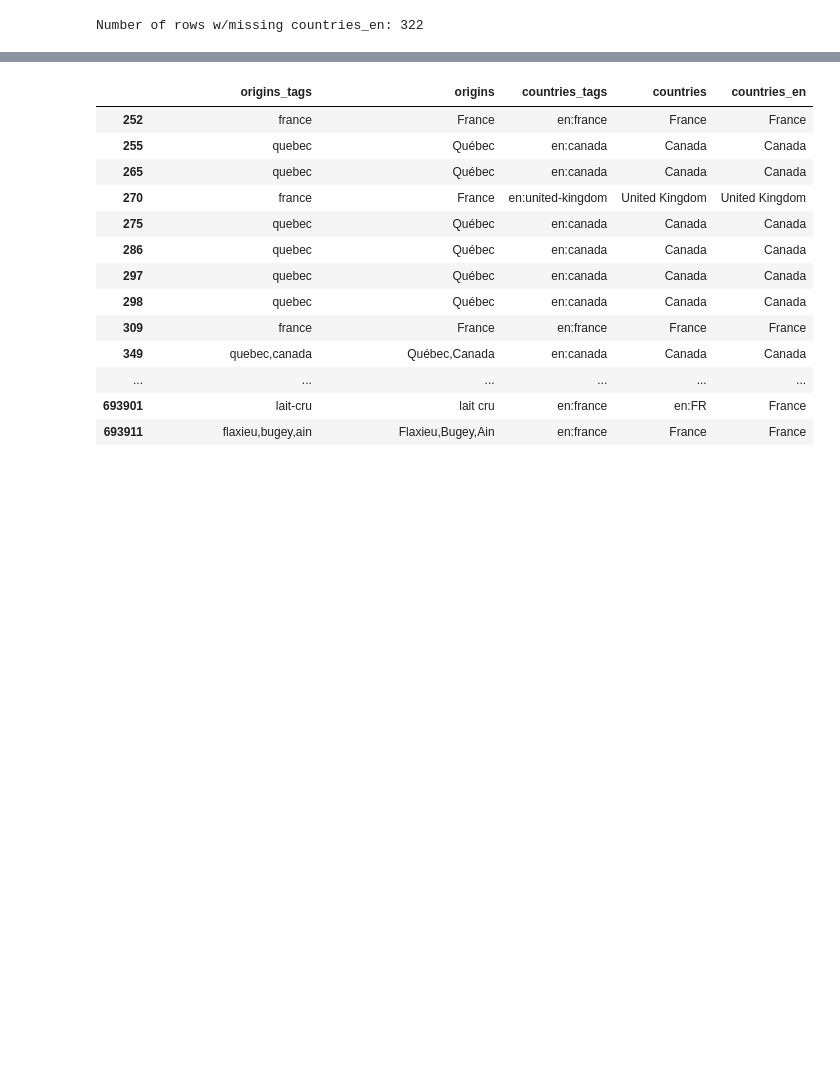
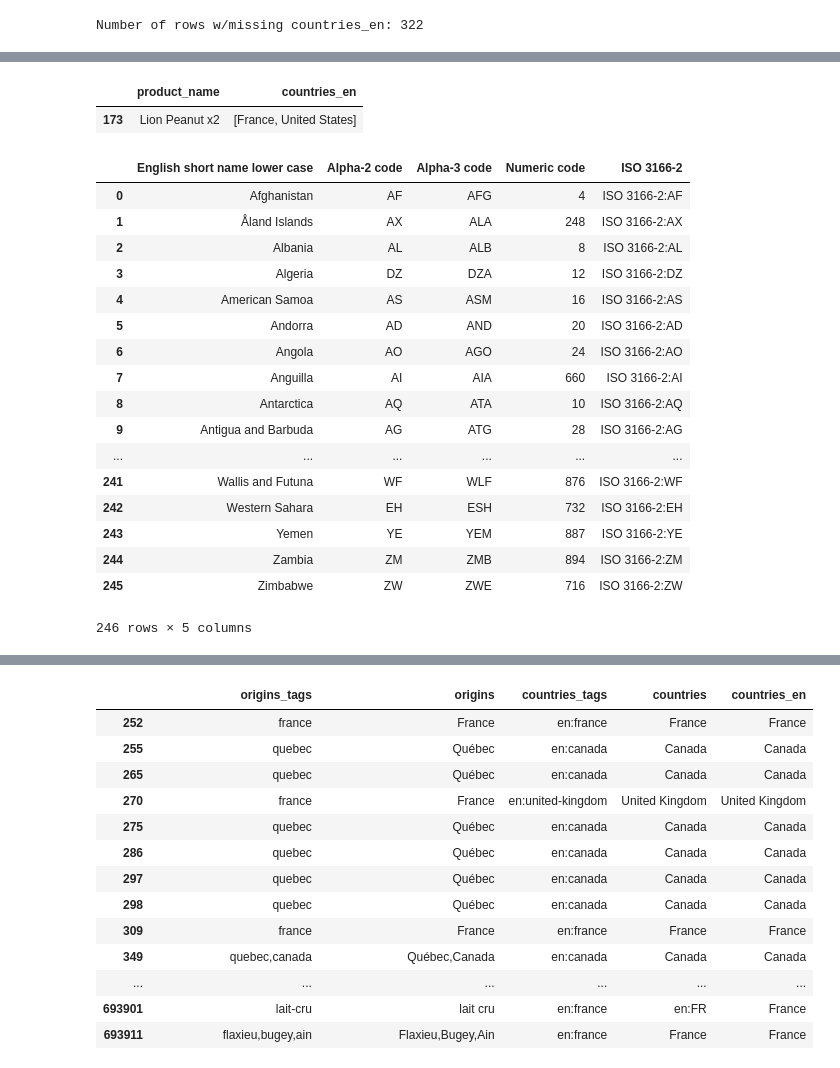
Before and after one commit to celine-y/open_food_facts, a Jupyter notebook: project.ipynb, the cells around one changed output, grey strips where cells are left out. Drawn from its saved outputs; the diff is of its cells as text; code cells hidden in the pictures; blank space fills up the shorter version.

Commit message:
adding country code file

```diff
--- a/project.ipynb
+++ b/project.ipynb
@@ -31,6 +31,7 @@ data_folder = './data/'
 maps_folder = './maps/'
 # %%
 filename = 'en.openfoodfacts.org.products.csv'
+countryfile = 'wikipedia-iso-country-codes.csv'
 # %%
 using_col = [
     "product_name",
@@ -197,0 +260,33 @@ Number of rows w/missing countries_en: 322
+# %%
+# shows that the countries has been properly split
+df_2[df_2.index == 173][['product_name', 'countries_en']]
+# %% [output]
+|  | product_name | countries_en |
+| 173 | Lion Peanut x2 | [France, United States] |
+# %%
+# map the countries_en to country codes
+country_df = pd.read_csv(data_folder + countryfile,
+                      sep=',',
+                      header=0,
+                      quotechar='"')
+
+country_df
+# %% [output]
+|  | English short name lower case | Alpha-2 code | Alpha-3 code | Numeric code | ISO 3166-2 |
+| 0 | Afghanistan | AF | AFG | 4 | ISO 3166-2:AF |
+| 1 | Åland Islands | AX | ALA | 248 | ISO 3166-2:AX |
+| 2 | Albania | AL | ALB | 8 | ISO 3166-2:AL |
+| 3 | Algeria | DZ | DZA | 12 | ISO 3166-2:DZ |
+| 4 | American Samoa | AS | ASM | 16 | ISO 3166-2:AS |
+| 5 | Andorra | AD | AND | 20 | ISO 3166-2:AD |
+| 6 | Angola | AO | AGO | 24 | ISO 3166-2:AO |
+| 7 | Anguilla | AI | AIA | 660 | ISO 3166-2:AI |
+| 8 | Antarctica | AQ | ATA | 10 | ISO 3166-2:AQ |
+| 9 | Antigua and Barbuda | AG | ATG | 28 | ISO 3166-2:AG |
+| ... | ... | ... | ... | ... | ... |
+| 241 | Wallis and Futuna | WF | WLF | 876 | ISO 3166-2:WF |
+| 242 | Western Sahara | EH | ESH | 732 | ISO 3166-2:EH |
+| 243 | Yemen | YE | YEM | 887 | ISO 3166-2:YE |
+| 244 | Zambia | ZM | ZMB | 894 | ISO 3166-2:ZM |
+| 245 | Zimbabwe | ZW | ZWE | 716 | ISO 3166-2:ZW |
+246 rows × 5 columns
```
Also changed, not shown: parts of 8 cells of this notebook.
